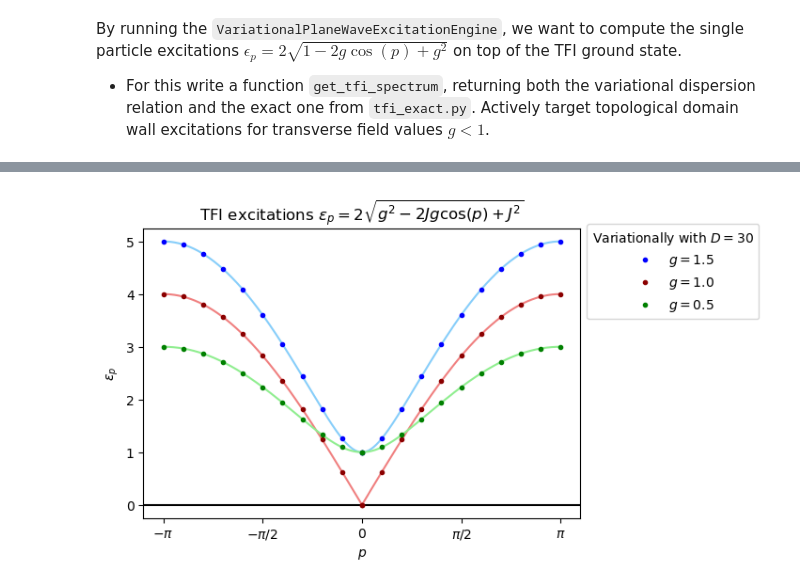
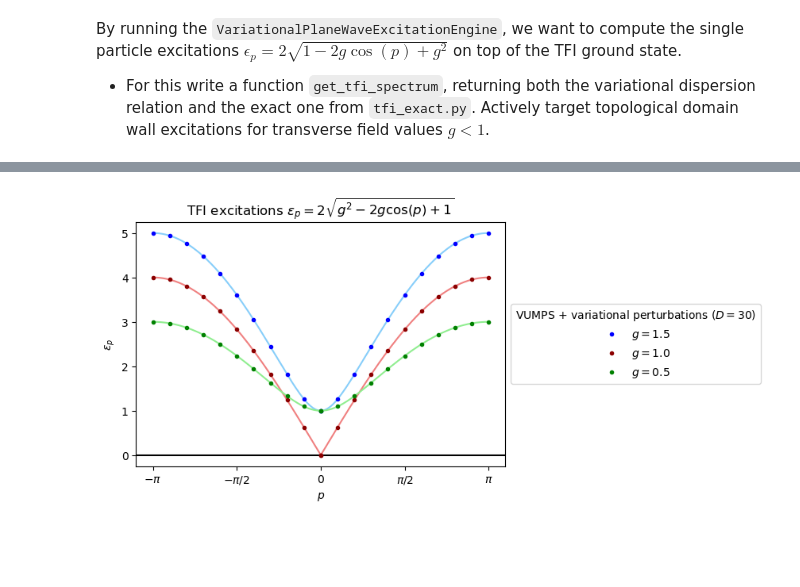
Before and after one commit to tenpy/tenpy_toycodes, a Jupyter notebook: solutions_uniform_toycodes.ipynb, the cells around one changed output, grey strips where cells are left out. Cells and saved outputs as stored; diff of their text form; code cells hidden in the pictures; blank space fills up the shorter version.

```diff
--- a/solutions_uniform_toycodes.ipynb
+++ b/solutions_uniform_toycodes.ipynb
@@ -660,17 +707,19 @@ Found sz=-0.9646786299605115 and sz_tilde=0.9646786299566219 after 2 ground stat
 # %%
 plt.figure(figsize=(6, 4))
-plt.title(r"TFI excitations $\epsilon_p = 2 \sqrt{g^2 - 2Jg\cos(p) + J^2}$")
-plt.xticks(np.arange(-np.pi, 3*np.pi/2, np.pi/2),[r"$-\pi$",r"$-\pi /2$", r"$0$", r"$\pi /2$",r"$\pi$"])
+plt.title(r"TFI excitations $\epsilon_p = 2 \sqrt{g^2 - 2g\cos(p) + 1}$")
+plt.xticks(np.arange(-np.pi, 3*np.pi/2, np.pi/2), \
+           [r"$-\pi$",r"$-\pi /2$", r"$0$", r"$\pi /2$",r"$\pi$"])
 plt.axhline(y=0., color="black")
 plt.plot(ps_exact, es_exact_para, color="lightskyblue")
 plt.plot(ps, es_para, ".", color="blue", label=r"$g = 1.5$")
 plt.plot(ps_exact, es_exact_crit, color="lightcoral")
 plt.plot(ps, es_crit, ".", color="darkred", label=r"$g = 1.0$")
 plt.plot(ps_exact, es_exact_ferro, color="lightgreen")
 plt.plot(ps, es_ferro, ".", color="green", label=r"$g = 0.5$")
 plt.xlabel(r"$p$")
 plt.ylabel(r"$\epsilon_p$")
-plt.legend(title=f"Variationally with $D = {D}$", loc='center left', bbox_to_anchor=(1, 0.85))
+plt.legend(title=f"VUMPS + variational perturbations ($D = {D}$)", loc='center left', \
+           bbox_to_anchor=(1, 0.5))
 plt.show()
 # %% [output]
-[figure, old version]
+[figure, new version]
```
Also changed, not shown: parts of 21 cells of this notebook, 1 other file.
